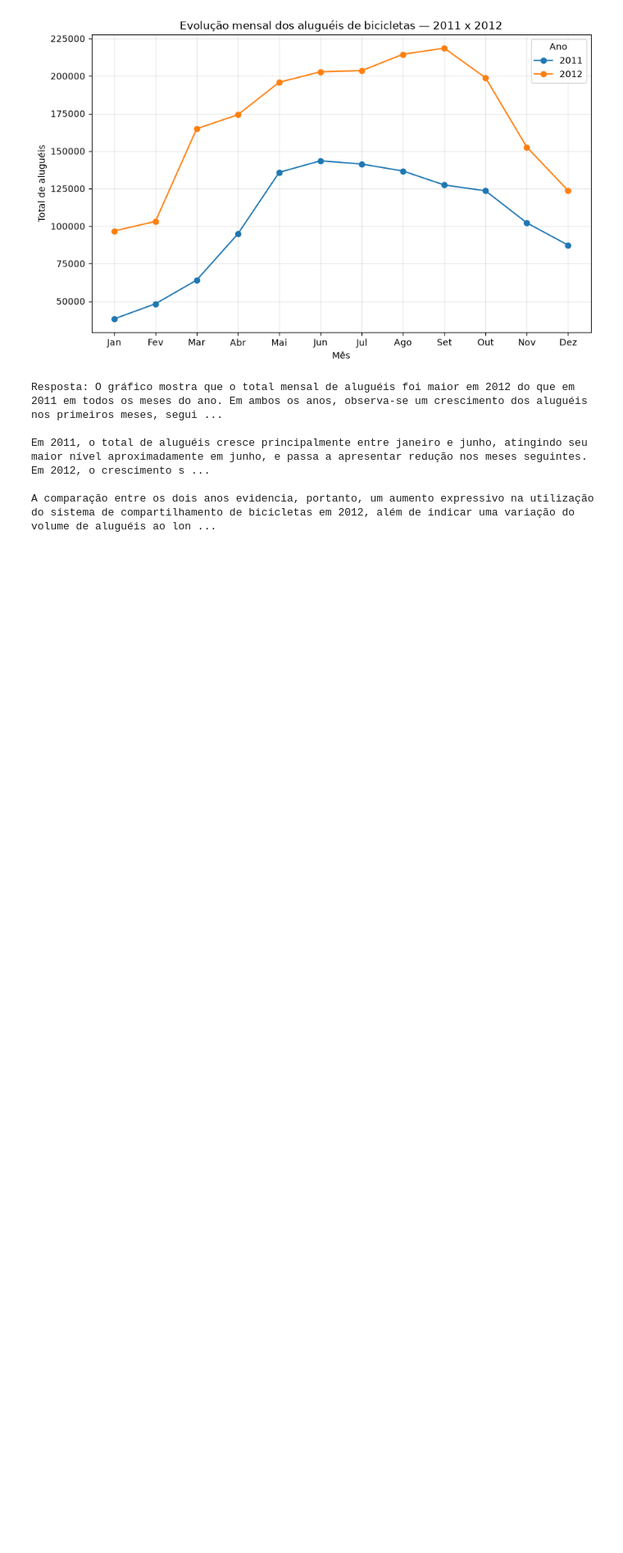
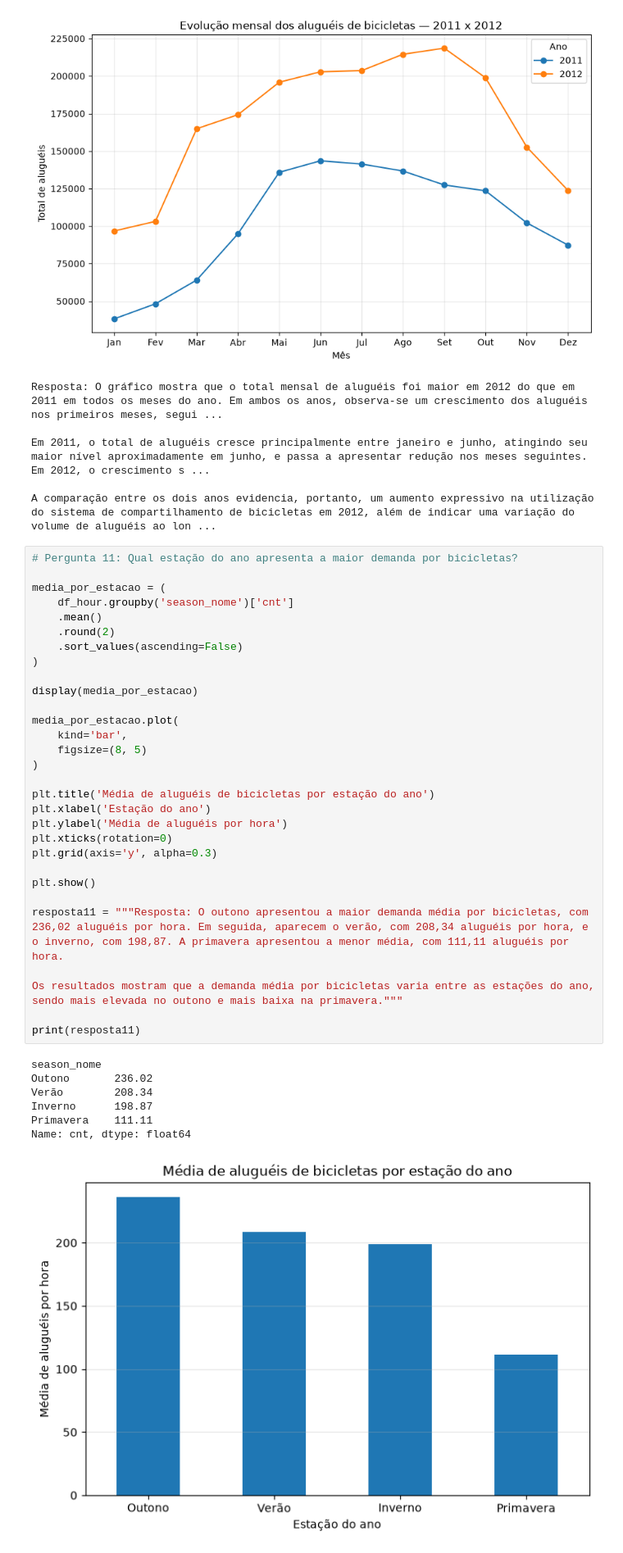
Before and after one commit to cintiamargarida/Projeto_Definitivo, a Jupyter notebook: projeto_cintia.ipynb, the cells around one changed output. Shown at 82% size. Drawn from its saved outputs; the diff is of its cells as text; blank space fills up the shorter version.

Commit message:
Adiciona pergunta 11 e grafico por estacao do ano

```diff
--- a/projeto_cintia.ipynb
+++ b/projeto_cintia.ipynb
@@ -846,3 +846,41 @@ Resposta: O gráfico mostra que o total mensal de aluguéis foi maior em 2012 do
 Em 2011, o total de aluguéis cresce principalmente entre janeiro e junho, atingindo seu maior nível aproximadamente em junho, e passa a apresentar redução nos meses seguintes. Em 2012, o crescimento s ...
 
 A comparação entre os dois anos evidencia, portanto, um aumento expressivo na utilização do sistema de compartilhamento de bicicletas em 2012, além de indicar uma variação do volume de aluguéis ao lon ...
+# %%
+# Pergunta 11: Qual estação do ano apresenta a maior demanda por bicicletas?
+
+media_por_estacao = (
+    df_hour.groupby('season_nome')['cnt']
+    .mean()
+    .round(2)
+    .sort_values(ascending=False)
+)
+
+display(media_por_estacao)
+
+media_por_estacao.plot(
+    kind='bar',
+    figsize=(8, 5)
+)
+
+plt.title('Média de aluguéis de bicicletas por estação do ano')
+plt.xlabel('Estação do ano')
+plt.ylabel('Média de aluguéis por hora')
+plt.xticks(rotation=0)
+plt.grid(axis='y', alpha=0.3)
+
+plt.show()
+
+resposta11 = """Resposta: O outono apresentou a maior demanda média por bicicletas, com 236,02 aluguéis por hora. Em seguida, aparecem o verão, com 208,34 aluguéis por hora, e o inverno, com 198,87. A primavera apresentou a menor média, com 111,11 aluguéis por hora.
+
+Os resultados mostram que a demanda média por bicicletas varia entre as estações do ano, sendo mais elevada no outono e mais baixa na primavera."""
+
+print(resposta11)
+# %% [output]
+season_nome
+Outono       236.02
+Verão        208.34
+Inverno      198.87
+Primavera    111.11
+Name: cnt, dtype: float64
+[figure, added]
```
Also changed, not shown: parts of 1 cell of this notebook, 1 other file.
